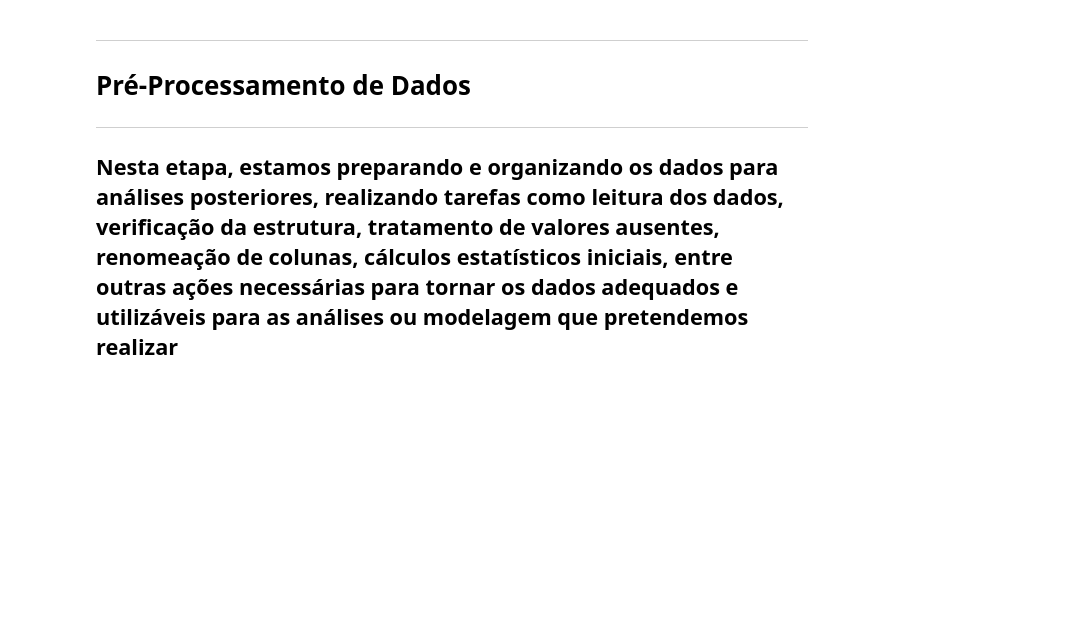
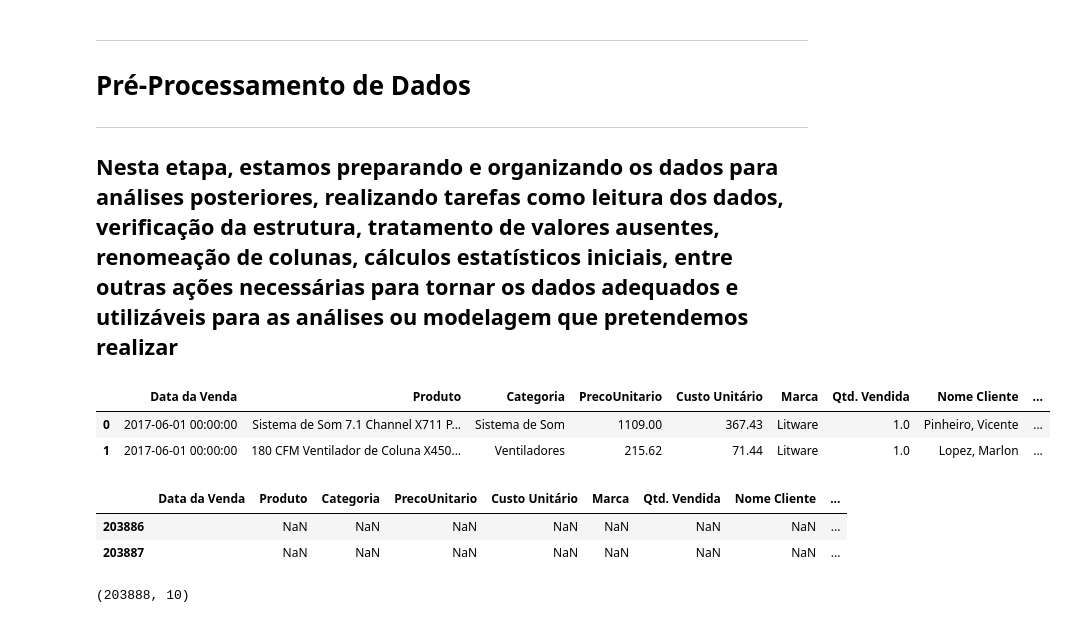
Before and after one commit to Romilsonlonan/ecommerce, a Jupyter notebook: ecommerce.ipynb, the cells around one changed output. Cells and saved outputs as stored; diff of their text form; code cells hidden in the pictures; blank space fills up the shorter version.

Commit message:
Usando o  método shape() que retorna a forma(tupla) do DataFrame df de dois elementos

```diff
--- a/ecommerce.ipynb
+++ b/ecommerce.ipynb
@@ -29,3 +29,22 @@ df = pd.read_excel("/content/ecommerce.xlsx",
                    na_values=False,
                    parse_dates=["Data da Venda"]
                    )
+# %%
+# O método head() é usado para retornar as 5 primeiras linhas de um DataFrame
+df.head(2) # O argumento 2 especifica o número de linhas que devem ser retornadas.
+# %% [output]
+|  | Data da Venda | Produto | Categoria | PrecoUnitario | Custo Unitário | Marca | Qtd. Vendida | Nome Cliente | ... |
+| 0 | 2017-06-01 00:00:00 | Sistema de Som 7.1 Channel X711 P... | Sistema de Som | 1109.00 | 367.43 | Litware | 1.0 | Pinheiro, Vicente | ... |
+| 1 | 2017-06-01 00:00:00 | 180 CFM Ventilador de Coluna X450... | Ventiladores | 215.62 | 71.44 | Litware | 1.0 | Lopez, Marlon | ... |
+# %%
+# O método tail() é usado para retornar as últimas 5 linhas de um DataFrame.
+df.tail(2) # O argumento 2 especifica o número de linhas que devem ser retornadas.
+# %% [output]
+|  | Data da Venda | Produto | Categoria | PrecoUnitario | Custo Unitário | Marca | Qtd. Vendida | Nome Cliente | ... |
+| 203886 |  | NaN | NaN | NaN | NaN | NaN | NaN | NaN | ... |
+| 203887 |  | NaN | NaN | NaN | NaN | NaN | NaN | NaN | ... |
+# %%
+# O método shape() retorna a forma(tupla) de dois elementos do DataFrame df com as quantidades de linhas e colunas
+df.shape
+# %% [output]
+(203888, 10)
```
